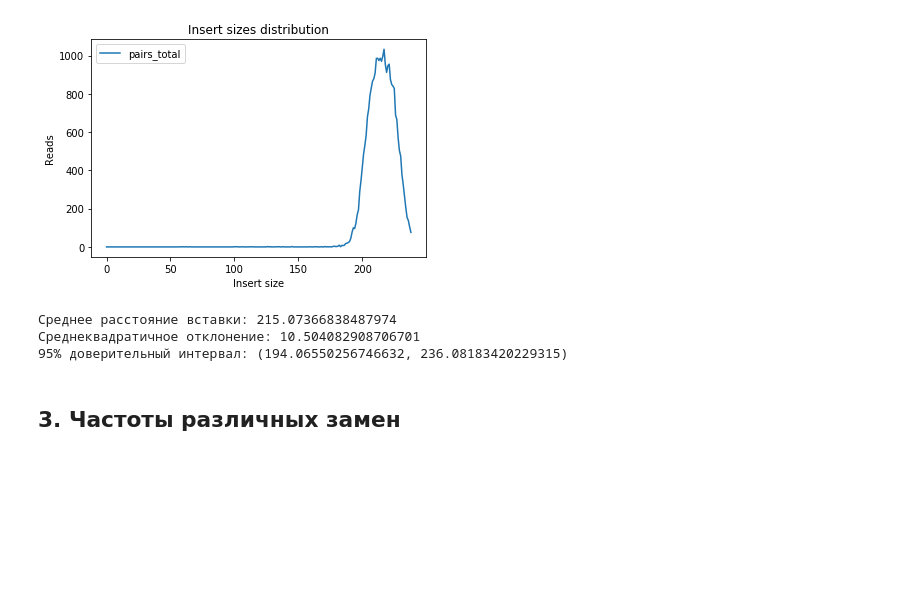
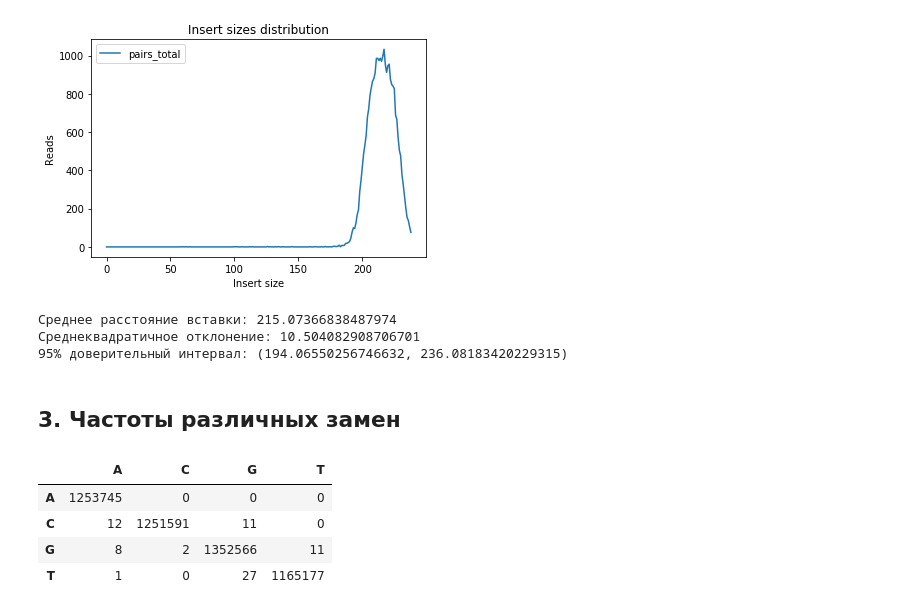
Before and after one commit to vkpankov/BioInfML, a Jupyter notebook: NGS/HW2.ipynb, the cells around one changed output. Drawn from its saved outputs; the diff is of its cells as text; code cells hidden in the pictures; blank space fills up the shorter version.

```diff
--- a/NGS/HW2.ipynb
+++ b/NGS/HW2.ipynb
@@ -61,3 +62,35 @@ print(f"95% доверительный интервал: ({mean - 2*std}, {mean
 95% доверительный интервал: (194.06550256746632, 236.08183420229315)
 # %% [markdown]
 ## 3. Частоты различных замен
+# %%
+import pysam
+from Bio import SeqIO
+from collections import Counter
+
+subsMatrix = np.zeros(shape =(4,4))
+
+symMap = {"A":0,"C":1,"G":2,"T":3,"a":0,"c":1,"g":2,"t":3}
+
+samfile = pysam.AlignmentFile("data/HW2/test/test_sorted.bam", "rb" )
+
+seqIo = list(SeqIO.parse("data/HW2/test/MG1655-K12.first10K.fasta", "fasta"))
+
+for pileupcolumn in samfile.pileup():
+    ref_pos = pileupcolumn.reference_pos
+    ref_base = seqIo[pileupcolumn.reference_id].seq[ref_pos]
+
+    counts = Counter(pileupcolumn.get_query_sequences())
+    for key in counts.keys():
+        #if(key!=ref_base and str.upper(key)!=ref_base):
+        subsMatrix[symMap[key], symMap[ref_base]] += counts[key]
+
+matrix = pd.DataFrame(subsMatrix, dtype=int)
+matrix.index = ["A","C","G","T"]
+matrix.columns = ["A","C","G","T"]
+matrix
+# %% [output]
+|  | A | C | G | T |
+| A | 1253745 | 0 | 0 | 0 |
+| C | 12 | 1251591 | 11 | 0 |
+| G | 8 | 2 | 1352566 | 11 |
+| T | 1 | 0 | 27 | 1165177 |
```
Also changed, not shown: parts of 9 cells of this notebook.
